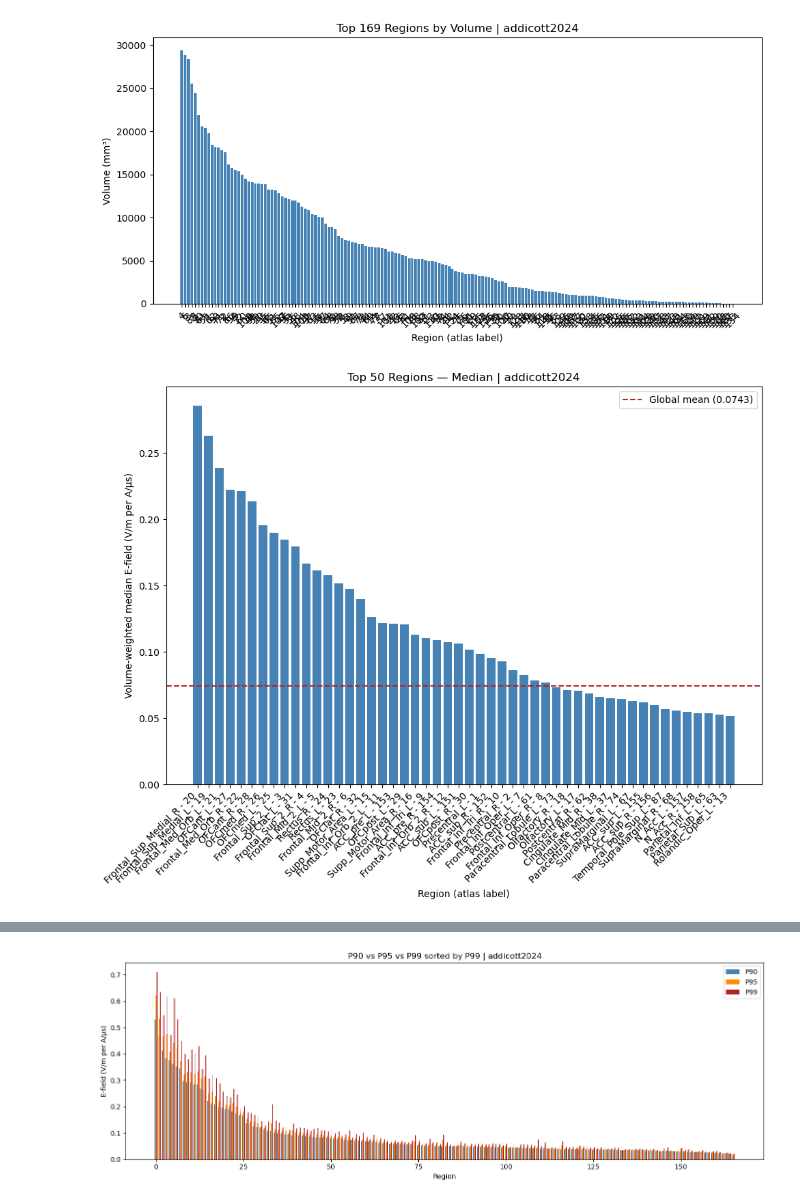
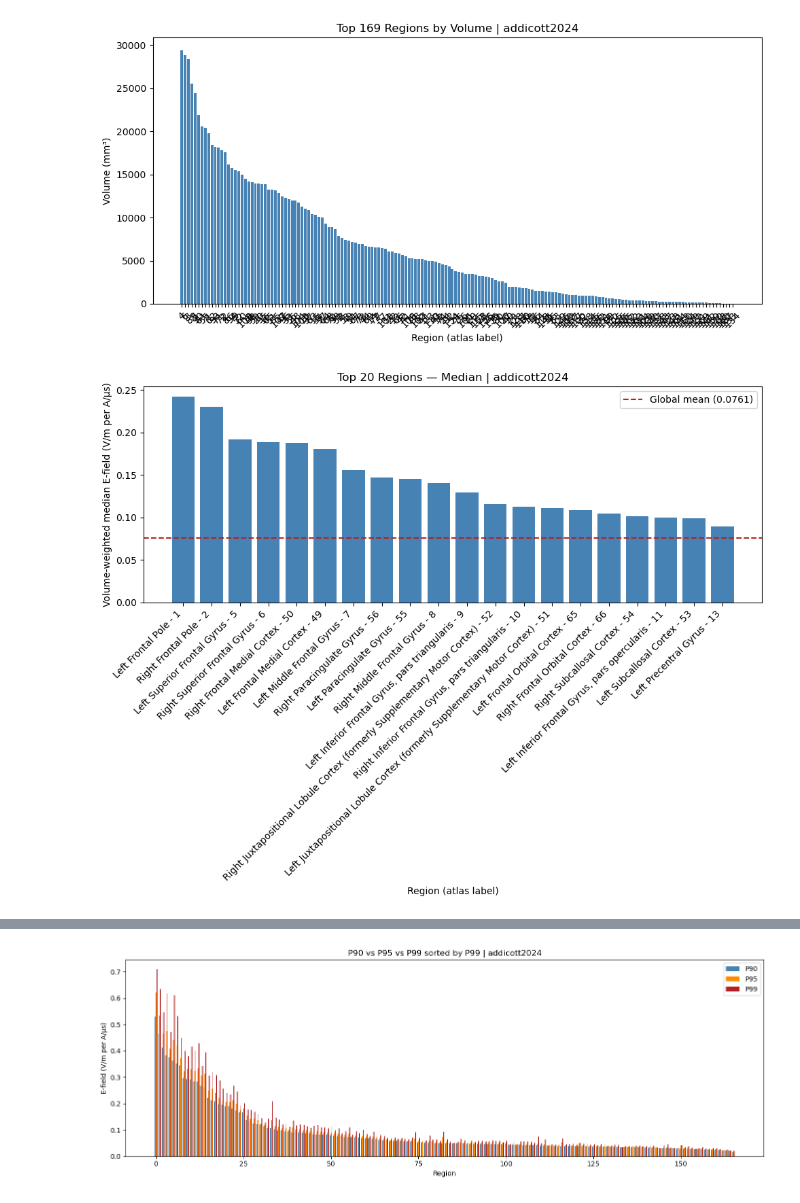
Before and after one commit to BastienBedard/SimNIBS_edits_2026, a Jupyter notebook: analysis/graph_TMS.ipynb, the cells around one changed output, grey strips where cells are left out. Saved outputs shown, nothing was run; the diff lists cells and outputs as text; code cells hidden in the pictures.

```diff
--- a/analysis/graph_TMS.ipynb
+++ b/analysis/graph_TMS.ipynb
@@ -68,4 +43,5 @@ Les protocoles suivantes n'existe pas dans le dossier: ['li2026']
 # %%
 # ─── Study id ─────────────────
 study_id = "addicott2024"
-p = ProtocoleAnalysis(study_id=study_id, HO_atlas=False)
+p = ProtocoleAnalysis(study_id=study_id, HO_atlas=True)
+p1
@@ -230,32 +229,32 @@ Region       N Elements    Volume (mm³)
 [figure]
 # %%
 # ──— Volume-weighted median by region ────────────────────────────────
-n = 50
+n = 20
 top  = p.rank_regions(n=n, metric="median")
 region_ids = [r[0] for r in top]
 values     = [r[1] for r in top]
 labels     = p.get_labels_for_regions(region_ids)
 
 if type(n) is str or n > 50:
     labels = range(len(labels))
 
 # moyenne globale pondérée par volume
 global_mean = np.average(p.magnE, weights=p.vols)
 
 fig, ax = plt.subplots(figsize=(10, 8))
 ax.bar(labels, values, color="steelblue")
 ax.axhline(y=global_mean, color="firebrick", linestyle="--",
            linewidth=1.5, label=f"Global mean ({global_mean:.4f})")
 if type(n) is not str and n <= 50:
     ax.set_xticks(labels)
     ax.set_xticklabels(labels, rotation=45, ha="right")
 ax.set_xlabel("Region (atlas label)")
 ax.set_ylabel("Volume-weighted median E-field (V/m per A/µs)")
 ax.set_title(f"Top {n} Regions — Median | {study_id}")
 ax.legend()
 plt.tight_layout()
 plt.show()
 # %% [output]
-[figure, old version]
+[figure, new version]
 # %%
 # ──— Volume-weighted mean by region ────────────────────────────────
```
Also changed, not shown: parts of 13 cells of this notebook, 1 other file.
